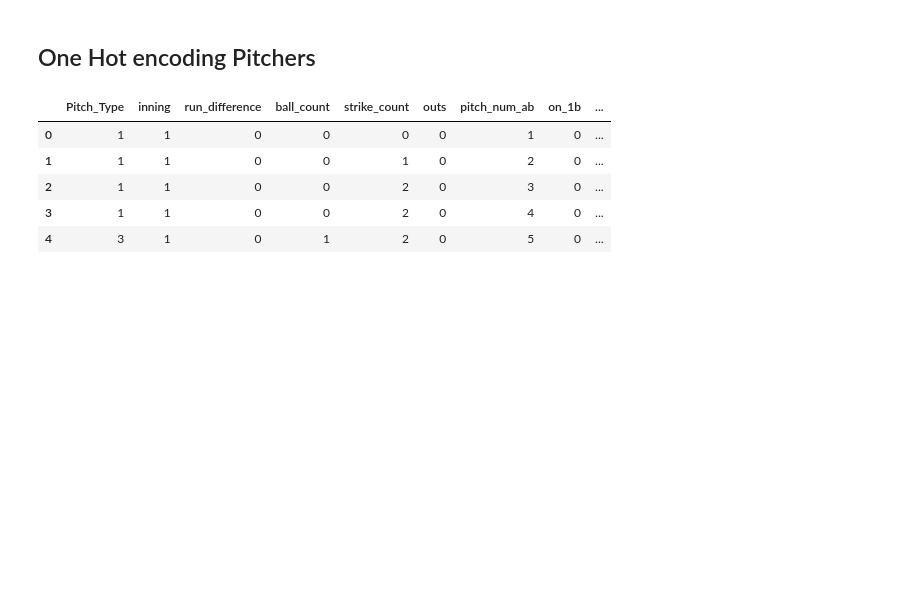
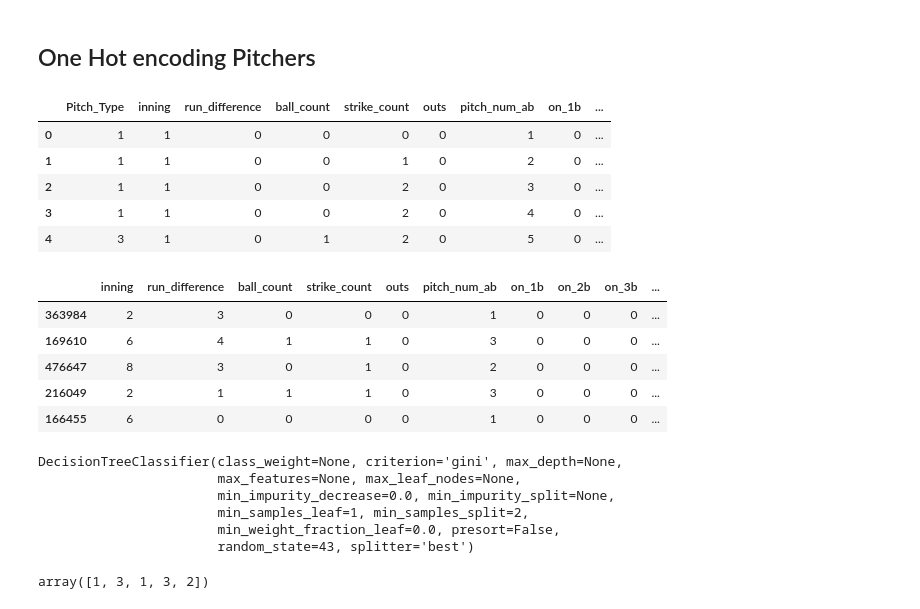
Before and after one commit to Mattsantos541/pitch_predict, a Jupyter notebook: top_50 model start.ipynb, the cells around one changed output. Saved outputs shown, nothing was run; the diff lists cells and outputs as text; code cells hidden in the pictures; blank space fills up the shorter version.

Commit message:
DT test .65

```diff
--- a/top_50 model start.ipynb
+++ b/top_50 model start.ipynb
@@ -288,0 +289,16 @@ df
+# %%
+#Split Data
+X= df.drop(columns=['Pitch_Type'])
+y=df[['Pitch_Type']]
+
+
+X_train, X_test, y_train, y_test = train_test_split(X, y, test_size = .30, random_state = 123)
+
+X_train.head()
+# %% [output]
+|  | inning | run_difference | ball_count | strike_count | outs | pitch_num_ab | on_1b | on_2b | on_3b | ... |
+| 363984 | 2 | 3 | 0 | 0 | 0 | 1 | 0 | 0 | 0 | ... |
+| 169610 | 6 | 4 | 1 | 1 | 0 | 3 | 0 | 0 | 0 | ... |
+| 476647 | 8 | 3 | 0 | 1 | 0 | 2 | 0 | 0 | 0 | ... |
+| 216049 | 2 | 1 | 1 | 1 | 0 | 3 | 0 | 0 | 0 | ... |
+| 166455 | 6 | 0 | 0 | 0 | 0 | 1 | 0 | 0 | 0 | ... |
@@ -288,0 +312,18 @@ df
+# %%
+#Fit the model to the training data
+
+clf.fit(X_train, y_train)
+# %% [output]
+DecisionTreeClassifier(class_weight=None, criterion='gini', max_depth=None,
+                       max_features=None, max_leaf_nodes=None,
+                       min_impurity_decrease=0.0, min_impurity_split=None,
+                       min_samples_leaf=1, min_samples_split=2,
+                       min_weight_fraction_leaf=0.0, presort=False,
+                       random_state=43, splitter='best')
+# %%
+#guess pitch
+
+y_pred = clf.predict(X_train)
+y_pred[0:5]
+# %% [output]
+array([1, 3, 1, 3, 2])
```
Also changed, not shown: parts of 7 cells of this notebook.
